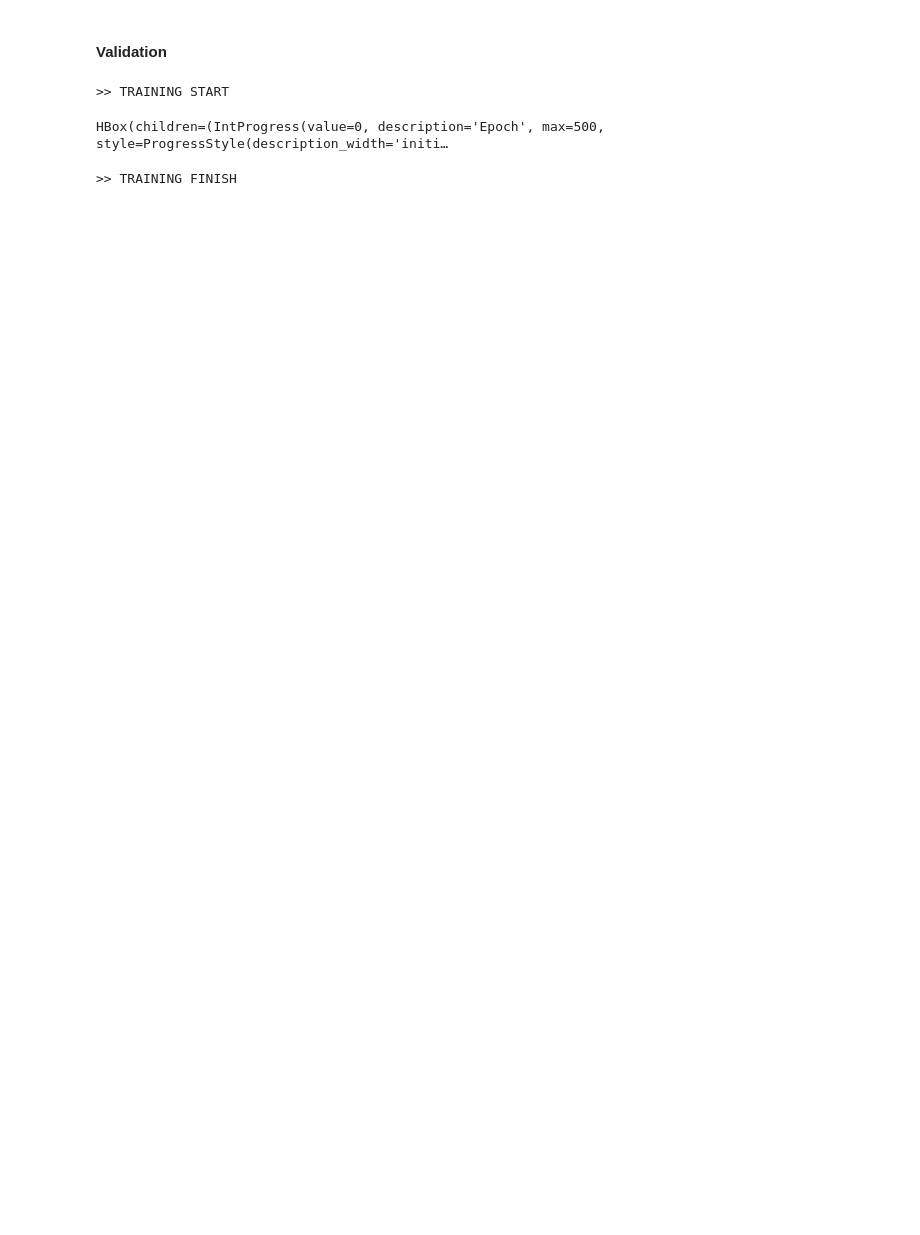
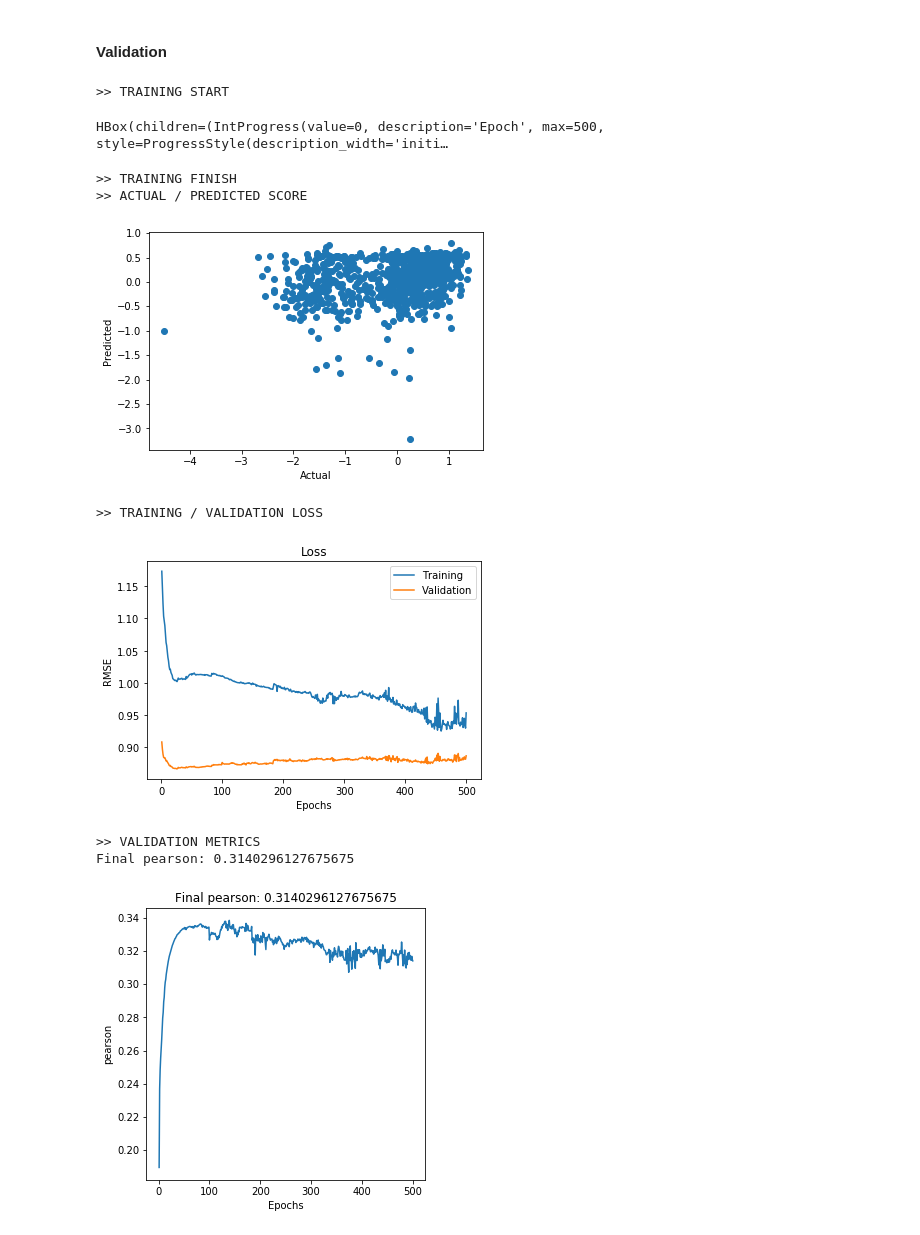
Before and after one commit to ansonmiu0214/C490CW, a Jupyter notebook: Sentence_Level_QE_2020.ipynb, the cells around one changed output. Saved outputs shown, nothing was run; the diff lists cells and outputs as text; code cells hidden in the pictures; blank space fills up the shorter version.

Commit message:
CATe: setup predictions

```diff
--- a/Sentence_Level_QE_2020.ipynb
+++ b/Sentence_Level_QE_2020.ipynb
@@ -326,7 +327,7 @@ def torch_model_factory(model_cls, model_params, *, opt, lr, num_epochs, batch_s
                     for name, metric in metric_scores.items():
                         val_metrics[name].append(metric)
 
-            return train_losses, val_losses, val_metrics, preds, scores
+            return model, (train_losses, val_losses, val_metrics, preds, scores)
 
         model.fit = fit
         model.predict = predict
@@ -1574,9 +1506,3 @@ class FFNNRegression(nn.Module):
             layer = getattr(self, f'hidden_{i}')
             act = self.nonlin(layer(act))
         return self.out(act)
-# %%
-svr = SVR(kernel='poly', degree=4)
-svr.fit(train_embeddings_tensor, train_scores)
-preds = svr.predict(val_embeddings_tensor)
-
-print(pearson_score(preds, val_scores))
@@ -1659,32 +1583,40 @@ dataframe
 # %%
 # Pick the optimal model hyperparameters to train.
 model_params = dict(hidden_dims=[4, 2], input_dim=768,
                     nonlin=F.leaky_relu)
 
 hyperparameters = {'opt': torch.optim.Adam,
                    'num_epochs': 500,
                    'batch_size': 32,
-                   'lr': 1e-4,
+                   'lr': 1e-3,
                    'loss_fn': RMSELoss}
 
 model_for_validation = torch_model_factory(FFNNRegression,
                                            model_params,
                                            **hyperparameters,
                                            detailed_log=False)()
 
 train_set = build_dataset(X=[train_embeddings_tensor], Y=train_scores)
 val_set = build_dataset(X=[val_embeddings_tensor], Y=val_scores)
 
 non_loss_metrics = {'pearson': pearson_score}
 
 print('>> TRAINING START')
-train_losses, val_losses, metrics, predicted, actual = model_for_validation.evaluate(train_set, val_set, **non_loss_metrics)
+model, results = model_for_validation.evaluate(train_set, val_set, **non_loss_metrics)
 print('>> TRAINING FINISH')
 
+train_losses, val_losses, metrics, predicted, actual = results
 visualise(train_losses, val_losses, metrics, predicted, actual,
           name='BERT sentence pair embeddings',
           save_to_gdrive=True)
 # %% [output]
 >> TRAINING START
 HBox(children=(IntProgress(value=0, description='Epoch', max=500, style=ProgressStyle(description_width='initi…
 >> TRAINING FINISH
+>> ACTUAL / PREDICTED SCORE
+[figure, added]
+>> TRAINING / VALIDATION LOSS
+[figure, added]
+>> VALIDATION METRICS
+Final pearson: 0.3140296127675675
+[figure, added]
```
Also changed, not shown: parts of 20 cells of this notebook.
